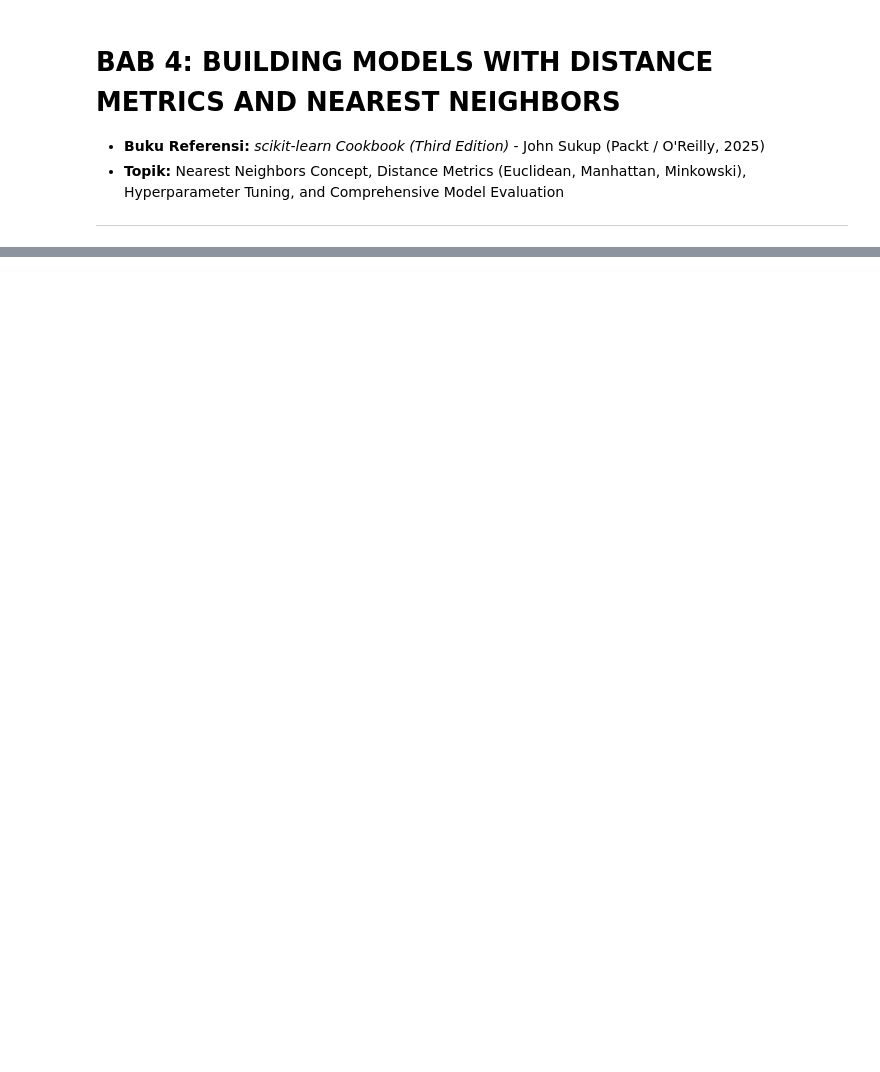
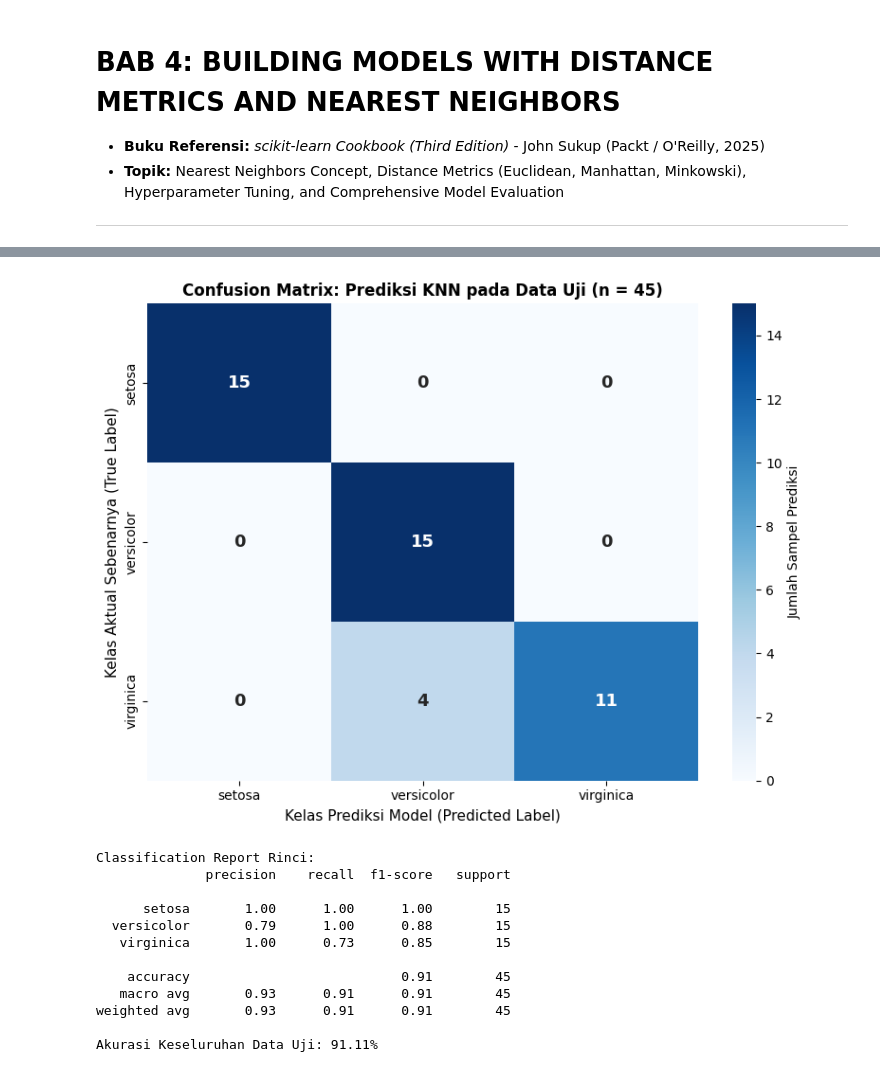
Before and after one commit to dwikidias/scikit-learn-Cookbook, a Jupyter notebook: Bab_4_Distance_Metrics_and_Nearest_Neighbors.ipynb, the cells around one changed output, grey strips where cells are left out. Drawn from its saved outputs; the diff is of its cells as text; code cells hidden in the pictures; blank space fills up the shorter version.

```diff
--- a/Bab_4_Distance_Metrics_and_Nearest_Neighbors.ipynb
+++ b/Bab_4_Distance_Metrics_and_Nearest_Neighbors.ipynb
@@ -335,0 +186,45 @@ Pada Bab 4 buku *scikit-learn Cookbook (Third Edition)* oleh John Sukup, kita te
+# %%
+# 1. Memisahkan Data Latih (70%) dan Data Uji (30%)
+X_train_c, X_test_c, y_train_c, y_test_c = train_test_split(
+    X_iris, y_iris, test_size=0.30, random_state=42, stratify=y_iris
+)
+
+# 2. Melatih Model Terbaik pada Data Latih dan Menguji pada Data Uji
+best_knn.fit(X_train_c, y_train_c)
+y_pred_c = best_knn.predict(X_test_c)
+
+# 3. Menghitung Confusion Matrix
+cm = confusion_matrix(y_test_c, y_pred_c)
+cm_df = pd.DataFrame(cm, index=target_names, columns=target_names)
+
+# 4. Visualisasi Heatmap Confusion Matrix menggunakan Seaborn
+fig, ax = plt.subplots(figsize=(8, 6))
+sns.heatmap(cm_df, annot=True, fmt='d', cmap='Blues', cbar=True, ax=ax,
+            annot_kws={'size': 13, 'weight': 'bold'},
+            cbar_kws={'label': 'Jumlah Sampel Prediksi'})
+
+ax.set_title('Confusion Matrix: Prediksi KNN pada Data Uji (n = 45)', fontsize=12, fontweight='bold')
+ax.set_xlabel('Kelas Prediksi Model (Predicted Label)', fontsize=11)
+ax.set_ylabel('Kelas Aktual Sebenarnya (True Label)', fontsize=11)
+
+plt.tight_layout()
+plt.show()
+
+# 5. Menampilkan Laporan Klasifikasi Lengkap
+print("Classification Report Rinci:")
+print(classification_report(y_test_c, y_pred_c, target_names=target_names))
+print(f"Akurasi Keseluruhan Data Uji: {accuracy_score(y_test_c, y_pred_c) * 100:.2f}%")
+# %% [output]
+[figure, added]
+Classification Report Rinci:
+              precision    recall  f1-score   support
+
+      setosa       1.00      1.00      1.00        15
+  versicolor       0.79      1.00      0.88        15
+   virginica       1.00      0.73      0.85        15
+
+    accuracy                           0.91        45
+   macro avg       0.93      0.91      0.91        45
+weighted avg       0.93      0.91      0.91        45
+
+Akurasi Keseluruhan Data Uji: 91.11%
```
Also changed, not shown: parts of 21 cells of this notebook.
